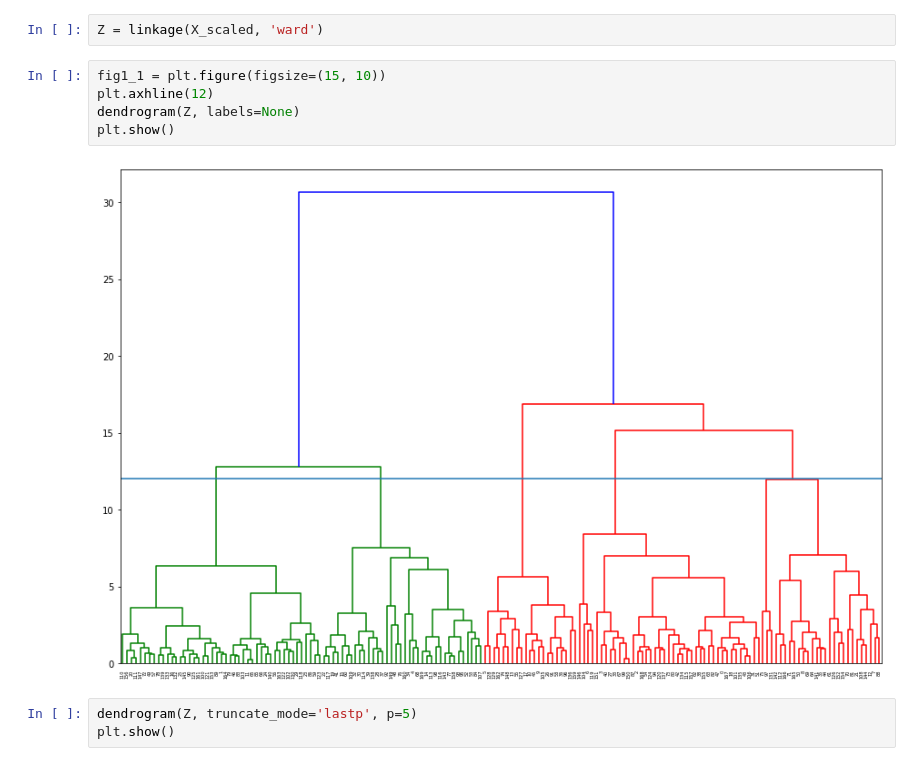
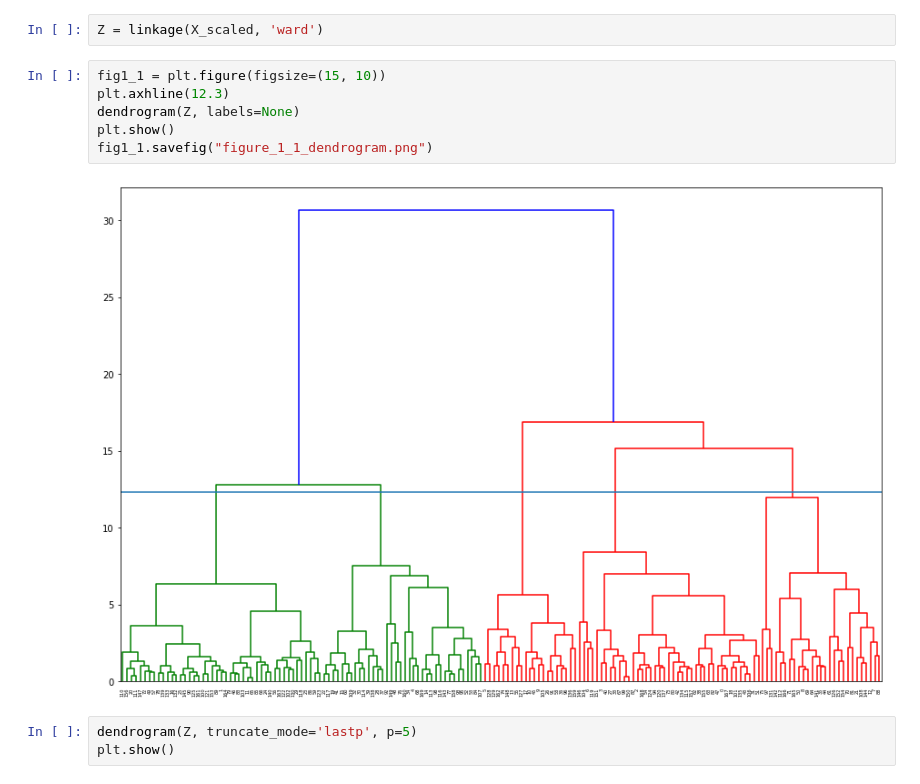
Before and after one commit to Sh4mSh4m/OCR_DA_proj5, a Jupyter notebook: Projet 5 - Etude de marche Loco Pollo.ipynb, the cells around one changed output. Drawn from its saved outputs; the diff is of its cells as text.

```diff
--- a/Projet 5 - Etude de marche Loco Pollo.ipynb
+++ b/Projet 5 - Etude de marche Loco Pollo.ipynb
@@ -657,11 +657,12 @@ X_scaled = std_scale.transform(X)
 Z = linkage(X_scaled, 'ward')
 # %%
 fig1_1 = plt.figure(figsize=(15, 10))
-plt.axhline(12)
+plt.axhline(12.3)
 dendrogram(Z, labels=None)
 plt.show()
+fig1_1.savefig("figure_1_1_dendrogram.png")
 # %% [output]
-[figure, old version]
+[figure, new version]
 # %%
 dendrogram(Z, truncate_mode='lastp', p=5)
 plt.show()
```
Also changed, not shown: parts of 8 cells of this notebook, 3 other files.
